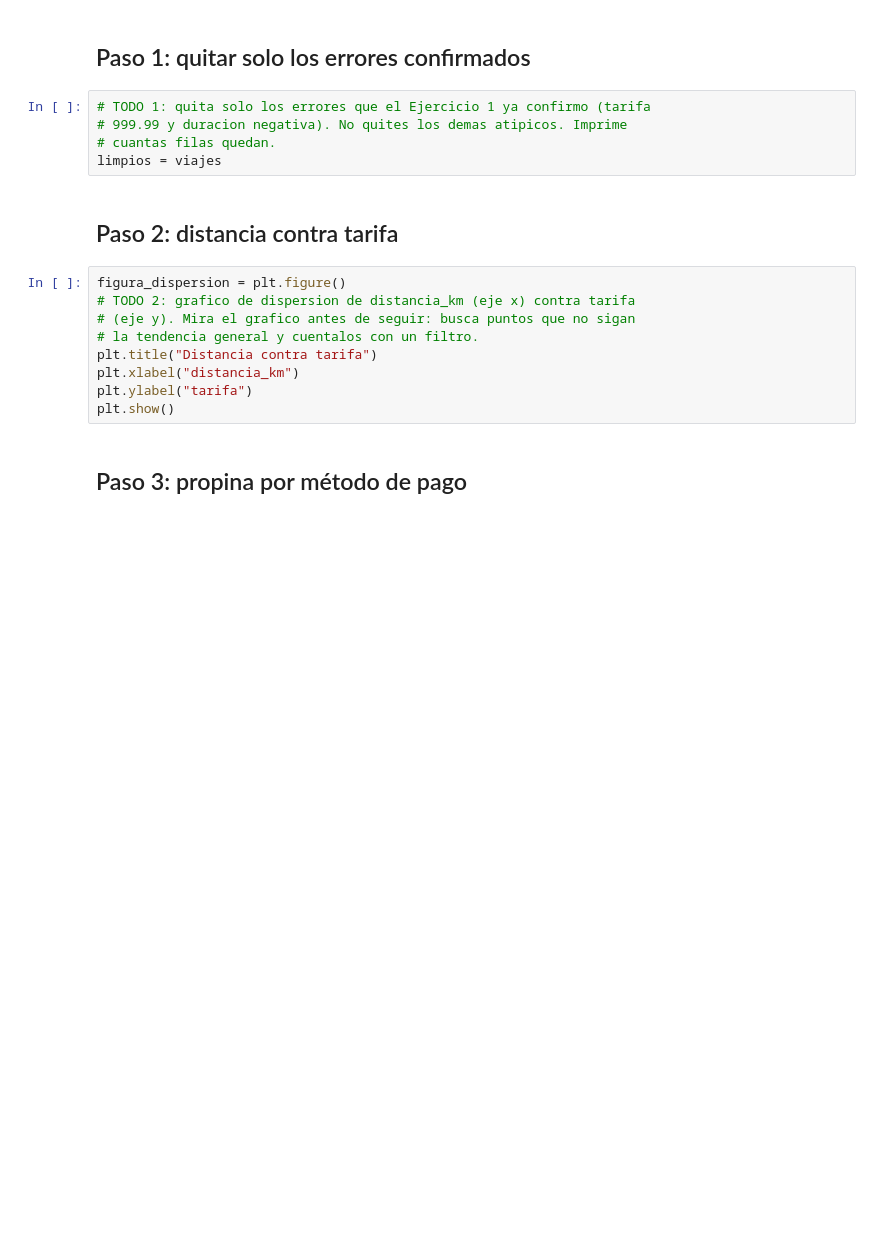
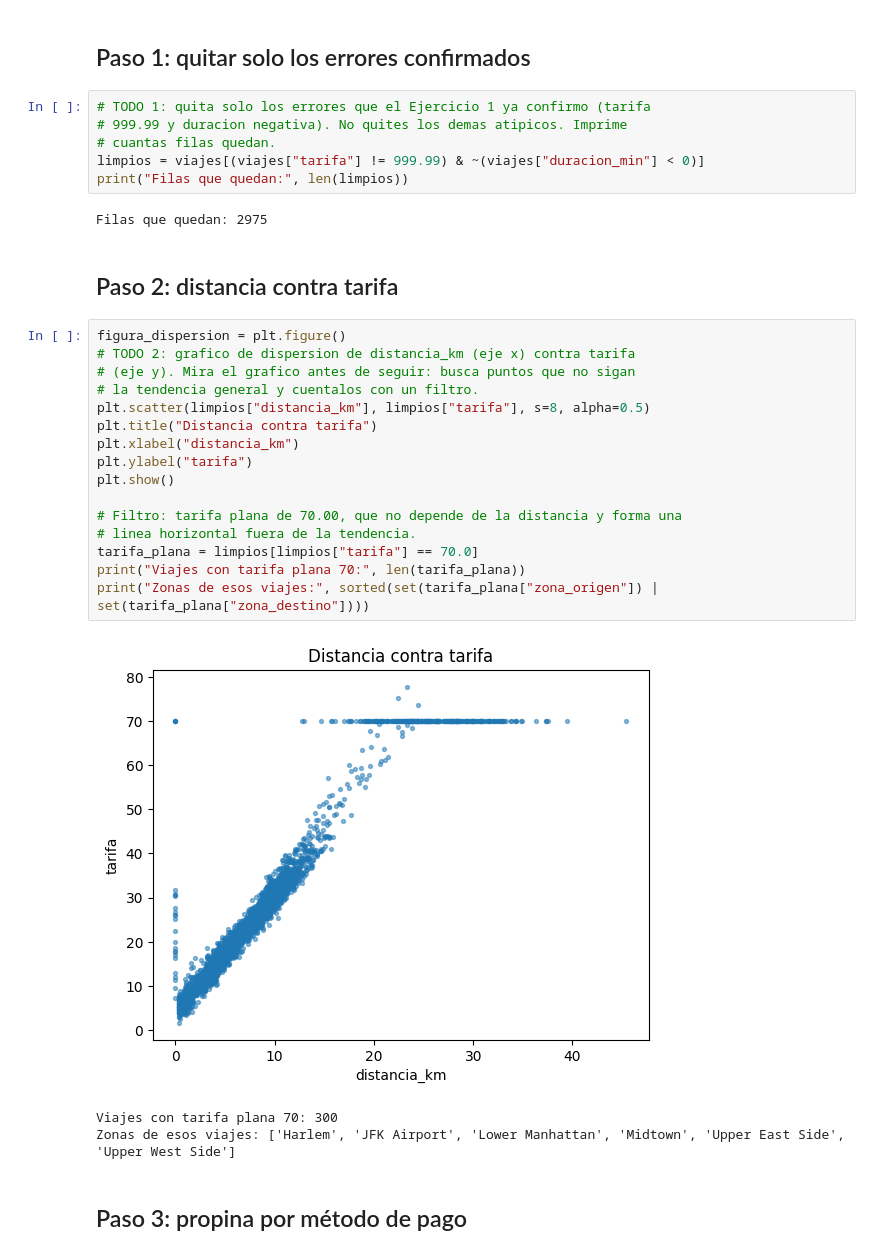
Before and after one commit to Dmt-155lbs/data-science-end-to-end, a Jupyter notebook: laboratorios/semana-08-sesion-02/starter/ejercicio2_relaciones.ipynb, the cells around one changed output. Cells and saved outputs as stored; diff of their text form; blank space fills up the shorter version.

```diff
--- a/laboratorios/semana-08-sesion-02/starter/ejercicio2_relaciones.ipynb
+++ b/laboratorios/semana-08-sesion-02/starter/ejercicio2_relaciones.ipynb
@@ -15,18 +15,32 @@ viajes = pd.read_csv("viajes_taxi.csv")
 # TODO 1: quita solo los errores que el Ejercicio 1 ya confirmo (tarifa
 # 999.99 y duracion negativa). No quites los demas atipicos. Imprime
 # cuantas filas quedan.
-limpios = viajes
+limpios = viajes[(viajes["tarifa"] != 999.99) & ~(viajes["duracion_min"] < 0)]
+print("Filas que quedan:", len(limpios))
+# %% [output]
+Filas que quedan: 2975
 # %% [markdown]
 ## Paso 2: distancia contra tarifa
 # %%
 figura_dispersion = plt.figure()
 # TODO 2: grafico de dispersion de distancia_km (eje x) contra tarifa
 # (eje y). Mira el grafico antes de seguir: busca puntos que no sigan
 # la tendencia general y cuentalos con un filtro.
+plt.scatter(limpios["distancia_km"], limpios["tarifa"], s=8, alpha=0.5)
 plt.title("Distancia contra tarifa")
 plt.xlabel("distancia_km")
 plt.ylabel("tarifa")
 plt.show()
+
+# Filtro: tarifa plana de 70.00, que no depende de la distancia y forma una
+# linea horizontal fuera de la tendencia.
+tarifa_plana = limpios[limpios["tarifa"] == 70.0]
+print("Viajes con tarifa plana 70:", len(tarifa_plana))
+print("Zonas de esos viajes:", sorted(set(tarifa_plana["zona_origen"]) | set(tarifa_plana["zona_destino"])))
+# %% [output]
+[figure, added]
+Viajes con tarifa plana 70: 300
+Zonas de esos viajes: ['Harlem', 'JFK Airport', 'Lower Manhattan', 'Midtown', 'Upper East Side', 'Upper West Side']
 # %% [markdown]
 ## Paso 3: propina por método de pago
 # %%
```
Also changed, not shown: parts of 4 cells of this notebook, 5 other files.
